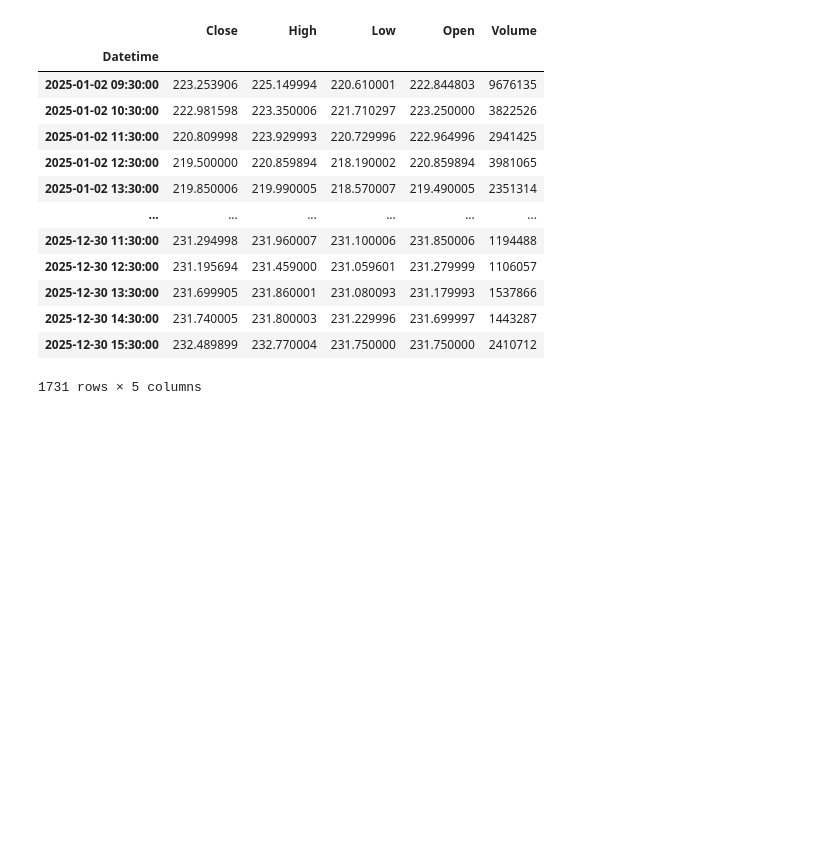
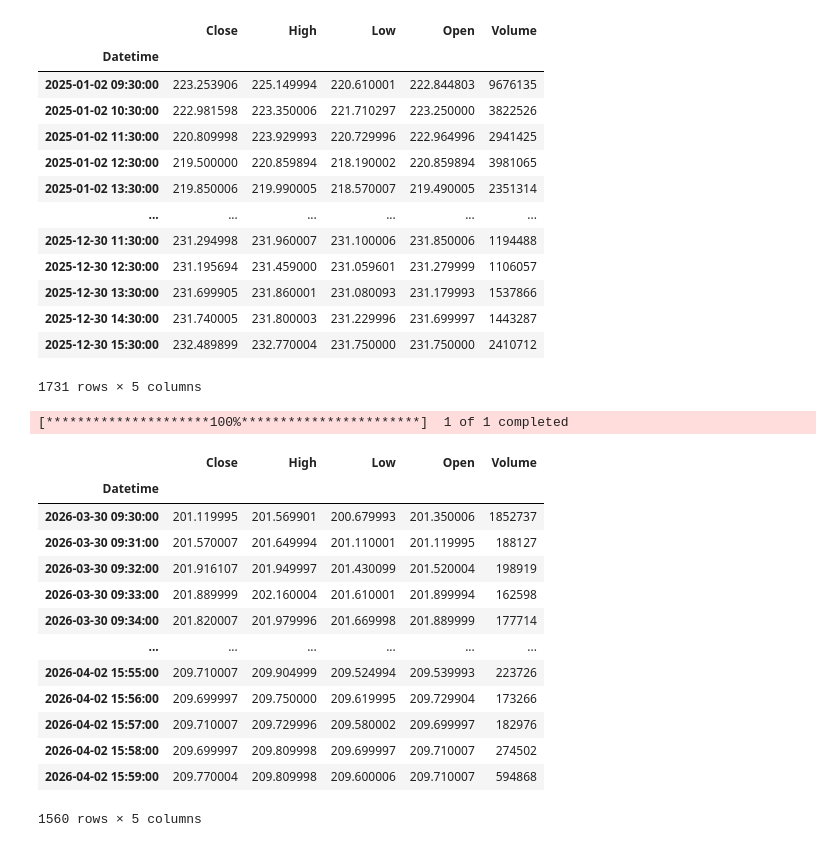
Before and after one commit to sunilsala88/batch36, a Jupyter notebook: 15_financial/fin1.ipynb, the cells around one changed output. Cells and saved outputs as stored; diff of their text form; code cells hidden in the pictures; blank space fills up the shorter version.

```diff
--- a/15_financial/fin1.ipynb
+++ b/15_financial/fin1.ipynb
@@ -76,3 +76,25 @@ data
 | 2025-12-30 14:30:00 | 231.740005 | 231.800003 | 231.229996 | 231.699997 | 1443287 |
 | 2025-12-30 15:30:00 | 232.489899 | 232.770004 | 231.750000 | 231.750000 | 2410712 |
 1731 rows × 5 columns
+# %%
+import datetime as dt
+dt1=dt.datetime(2026,3,28)
+dt2=dt.datetime(2026,4,4)
+data=yf.download('AMZN',start=dt1,end=dt2,interval='1m',multi_level_index=False,ignore_tz=True)
+data
+# %% [output]
+[*********************100%***********************]  1 of 1 completed
+|  | Close | High | Low | Open | Volume |
+| Datetime |  |  |  |  |  |
+| 2026-03-30 09:30:00 | 201.119995 | 201.569901 | 200.679993 | 201.350006 | 1852737 |
+| 2026-03-30 09:31:00 | 201.570007 | 201.649994 | 201.110001 | 201.119995 | 188127 |
+| 2026-03-30 09:32:00 | 201.916107 | 201.949997 | 201.430099 | 201.520004 | 198919 |
+| 2026-03-30 09:33:00 | 201.889999 | 202.160004 | 201.610001 | 201.899994 | 162598 |
+| 2026-03-30 09:34:00 | 201.820007 | 201.979996 | 201.669998 | 201.889999 | 177714 |
+| ... | ... | ... | ... | ... | ... |
+| 2026-04-02 15:55:00 | 209.710007 | 209.904999 | 209.524994 | 209.539993 | 223726 |
+| 2026-04-02 15:56:00 | 209.699997 | 209.750000 | 209.619995 | 209.729904 | 173266 |
+| 2026-04-02 15:57:00 | 209.710007 | 209.729996 | 209.580002 | 209.699997 | 182976 |
+| 2026-04-02 15:58:00 | 209.699997 | 209.809998 | 209.699997 | 209.710007 | 274502 |
+| 2026-04-02 15:59:00 | 209.770004 | 209.809998 | 209.600006 | 209.710007 | 594868 |
+1560 rows × 5 columns
```
Also changed, not shown: parts of 5 cells of this notebook, 3 other files.
